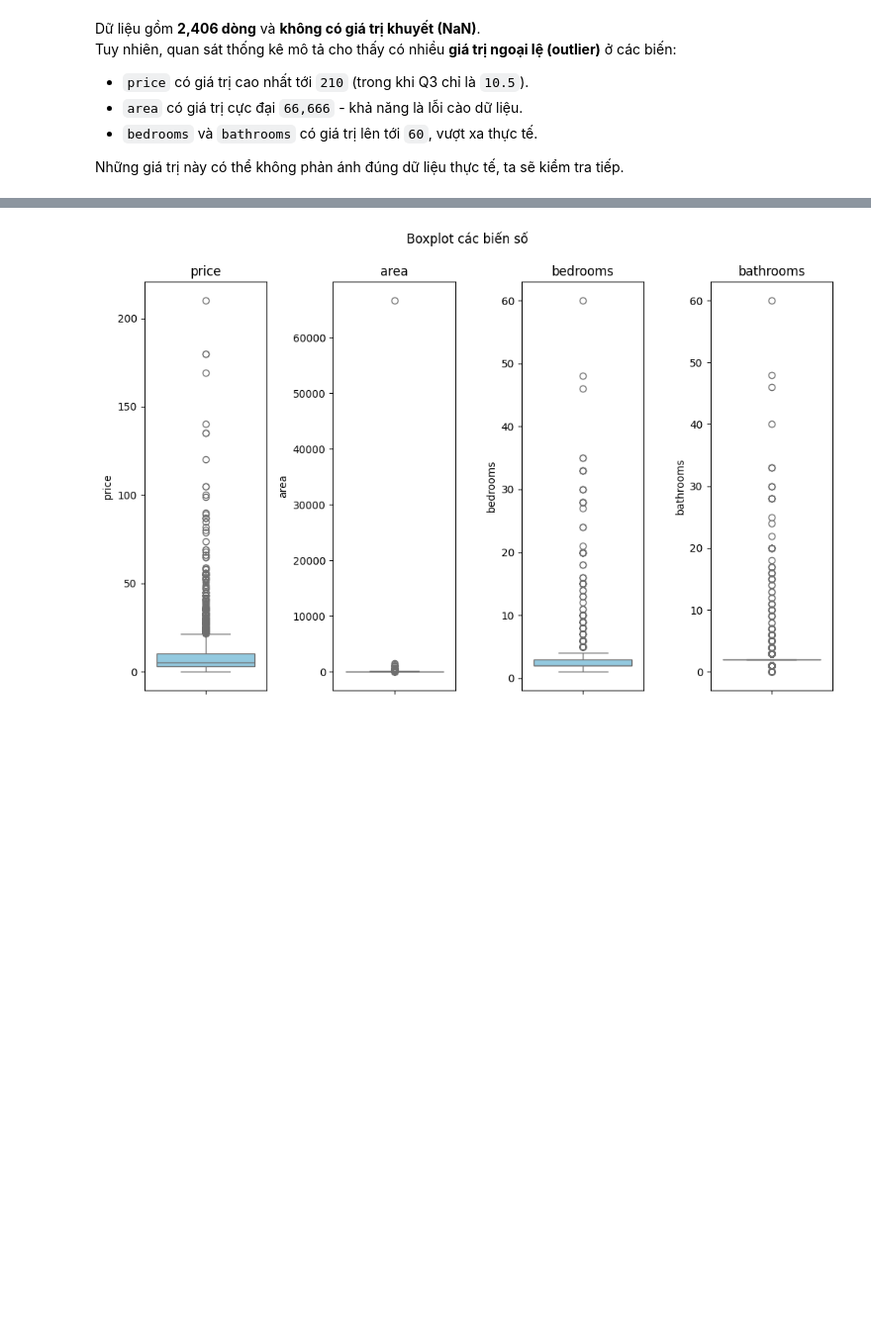
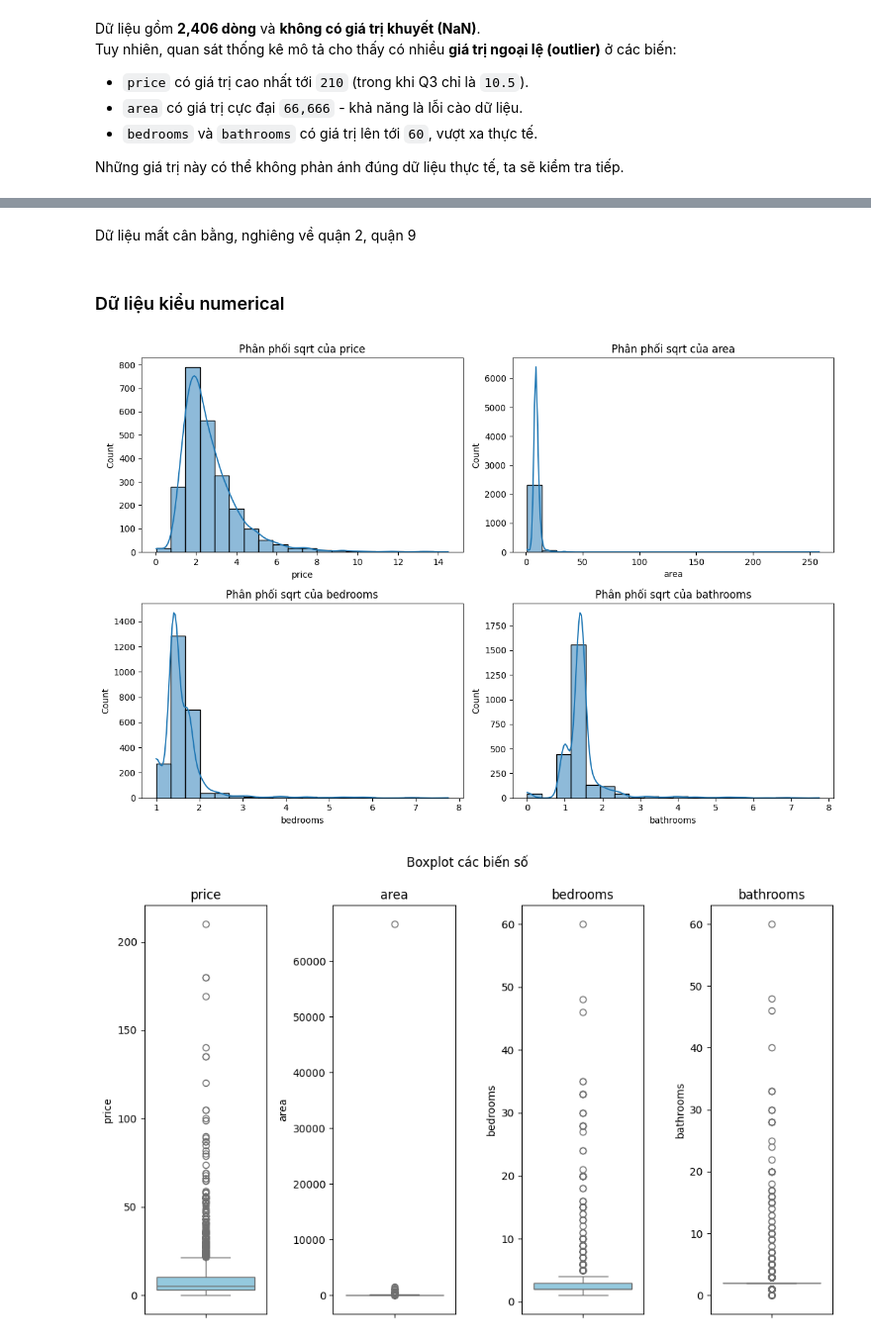
Before and after one commit to thloc1212/INTROML, a Jupyter notebook: notebook/eda.ipynb, the cells around one changed output, grey strips where cells are left out. Shown at 99% size. Saved outputs shown, nothing was run; the diff lists cells and outputs as text; code cells hidden in the pictures; blank space fills up the shorter version.

```diff
--- a/notebook/eda.ipynb
+++ b/notebook/eda.ipynb
@@ -17,0 +115,3 @@ df.head()
+# %%
+numerical_cols = df.select_dtypes(include = ['int64', 'float64']).columns.tolist()
+print("Các cột dữ liệu numerical:", numerical_cols)
@@ -62 +154,22 @@ Những giá trị này có thể không phản ánh đúng dữ liệu thực t
+# %% [markdown]
+Dữ liệu mất cân bằng, nghiêng về quận 2, quận 9
+# %% [markdown]
+### Dữ liệu kiểu numerical
+# %%
+plt.figure(figsize=(12, 8))
+
+for i, col in enumerate(numerical_cols):
+    plt.subplot(2, len(numerical_cols)//2, i+1)
+
+    # ⭐ Scale nhẹ: căn bậc 2
+    data = np.sqrt(df[col].clip(lower=0))   # tránh lỗi căn số âm
+
+    sns.histplot(data, kde=True, bins=20)
+
+    plt.title(f'Phân phối sqrt của {col}')
+
+plt.tight_layout()
+plt.show()
+# %% [output]
+[figure, added]
 # %%
```
Also changed, not shown: parts of 46 cells of this notebook, 3 other files.
